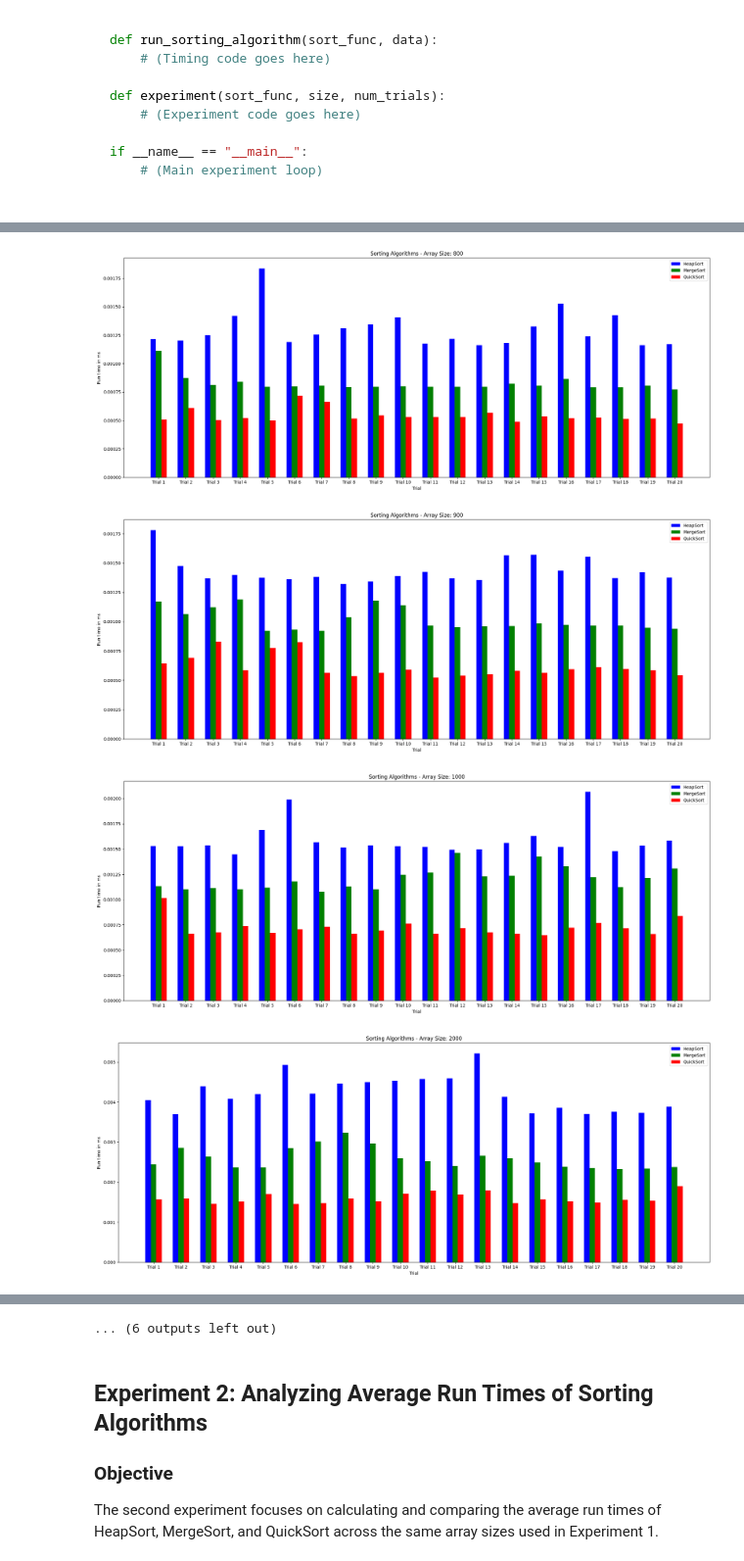
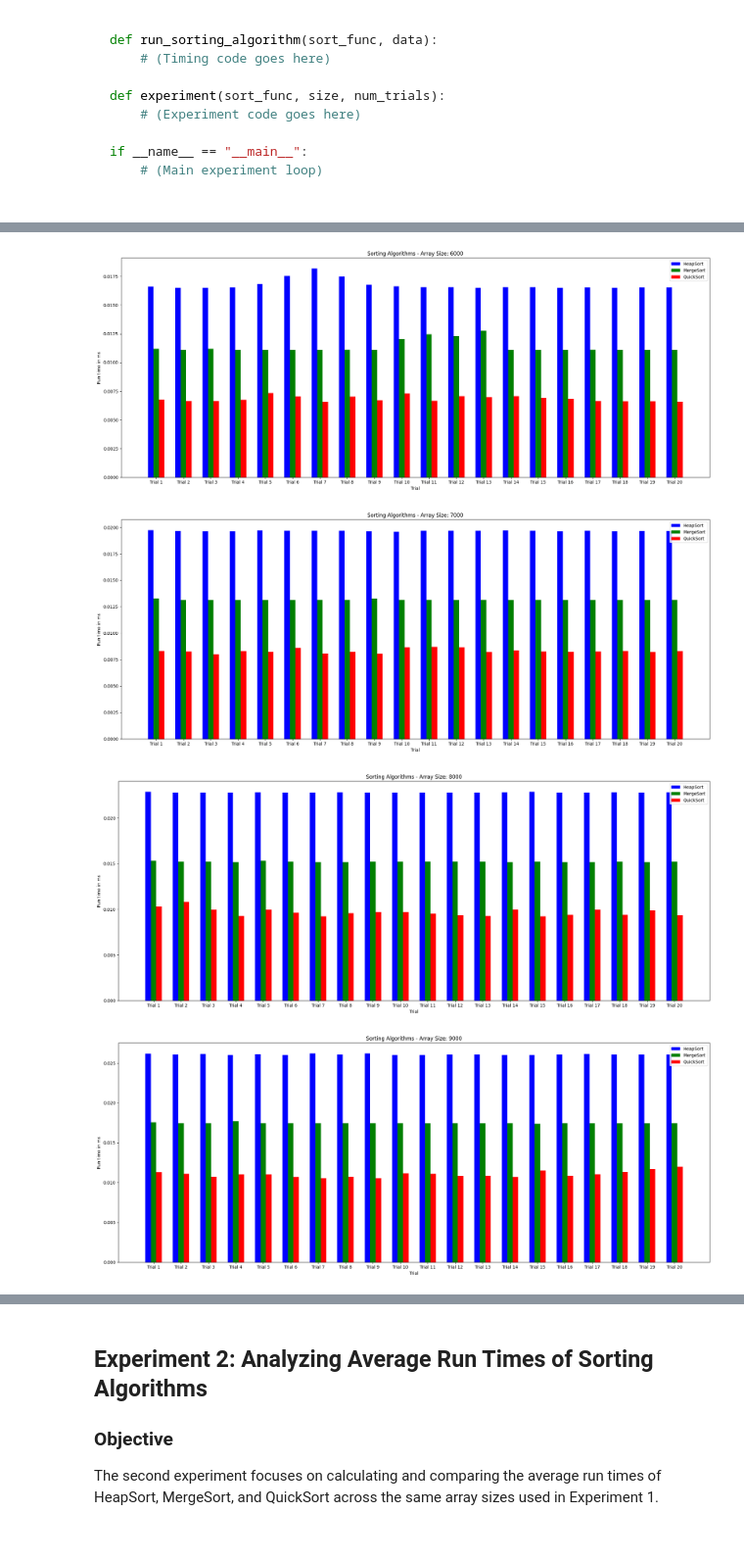
Before and after one commit to scythemenace/CS2XC3_algorithms_research, a Jupyter notebook: Lab 2/Lab_II.ipynb, the cells around one changed output, grey strips where cells are left out. Shown at 98% size. Drawn from its saved outputs; the diff is of its cells as text; code cells hidden in the pictures.

Commit message:
Fixing errors for heap function

```diff
--- a/Lab 2/Lab_II.ipynb
+++ b/Lab 2/Lab_II.ipynb
@@ -1078,69 +1066,63 @@ def experiment(sort_func, size, num_trials):
 
 if __name__ == "__main__":
     # (Main experiment loop)
+# %%
+
+def run_sorting_algorithm(sort_method, data):
+    start_time = time.time()
+    if sort_method == quickSort:
+        sort_method(data, 0, len(data) - 1)
+    else:
+        sort_method(data)
+    return time.time() - start_time
 # %%
-import time
-import numpy as np
-import matplotlib.pyplot as plt
-
-
-# (Your heapSort, mergeSort, and quickSort function definitions go here)
-#I created a new draw_plot inorder to show all of these algorithms in one plot
-def draw_plot(results, title):
+def draw_plot_1(results, title):
     n_groups = len(results['QuickSort'])
     fig, ax = plt.subplots(figsize=(20, 8))
 
-    # Calculate the width of each bar group
     bar_width = 0.2
     index = np.arange(n_groups)
 
-    # Plotting each set of bars
     plt.bar(index - bar_width, results['HeapSort'], bar_width, color='blue', label='HeapSort')
     plt.bar(index, results['MergeSort'], bar_width, color='green', label='MergeSort')
     plt.bar(index + bar_width, results['QuickSort'], bar_width, color='red', label='QuickSort')
 
-    # Add some text for labels, title, and axes ticks
     plt.xlabel('Trial')
     plt.ylabel('Run time in ms')
     plt.title(title)
     plt.xticks(index, [f'Trial {i+1}' for i in range(n_groups)])
     plt.legend()
 
-    # Tweak spacing to prevent clipping of ylabel
     plt.tight_layout()
     plt.show()
 
-def run_sorting_algorithm(sorting_instance, sort_method, data):
+def run_sorting_algorithm(sort_method, data):
     start_time = time.time()
-    if sort_method == sorting_instance.quickSort:
+    if sort_method == quickSort:
         sort_method(data, 0, len(data) - 1)
     else:
         sort_method(data)
     return time.time() - start_time
 
-def experiment(sorting_instance, sort_method, size, num_trials):
+def experiment(sort_method, size, num_trials):
     trial_times = []
     for _ in range(num_trials):
         data = create_custom_list(size, 1000)
-        trial_time = run_sorting_algorithm(sorting_instance, sort_method, data.copy())
+        trial_time = run_sorting_algorithm(sort_method, data.copy())
         trial_times.append(trial_time)
     return trial_times
 
-
-
-sorting_instance = SortingAlgorithms()
-
-array_sizes = [200, 300, 400, 500, 600, 700, 800, 900, 1000, 2000, 3000, 4000, 5000, 6000, 7000, 8000, 9000, 10000]
+array_sizes = [ 500, 1000, 2000, 3000, 4000, 5000, 6000, 7000, 8000, 9000, 10000]
 num_trials = 20
-sorting_methods = {'HeapSort': sorting_instance.heapSort, 'MergeSort': sorting_instance.mergeSort, 'QuickSort': sorting_instance.quickSort}
+sorting_methods = {'HeapSort': heapSort, 'MergeSort': mergeSort, 'QuickSort': quickSort}
 alg_results = {method: {size: [] for size in array_sizes} for method in sorting_methods}
 
 for size in array_sizes:
     for method_name, sort_method in sorting_methods.items():
-        alg_results[method_name][size] = experiment(sorting_instance, sort_method, size, num_trials)
+        alg_results[method_name][size] = experiment(sort_method, size, num_trials)
 
 # Plot the results for each size
 for size in array_sizes:
     results = {method: alg_results[method][size] for method in sorting_methods}
-    draw_plot(results, f"Sorting Algorithms - Array Size: {size}")
+    draw_plot_1(results, f"Sorting Algorithms - Array Size: {size}")
 # %% [output]
@@ -1153,4 +1135,4 @@ for size in array_sizes:
-[figure, old version]
+[figure, new version]
-[figure, old version]
+[figure, new version]
-[figure, old version]
+[figure, new version]
-[figure, old version]
+[figure, new version]
@@ -1159,4 +1140,3 @@ for size in array_sizes:
-... (6 outputs left out)
 # %% [markdown]
 ## Experiment 2: Analyzing Average Run Times of Sorting Algorithms
 
```
Also changed, not shown: parts of 33 cells of this notebook, 1 other file.
